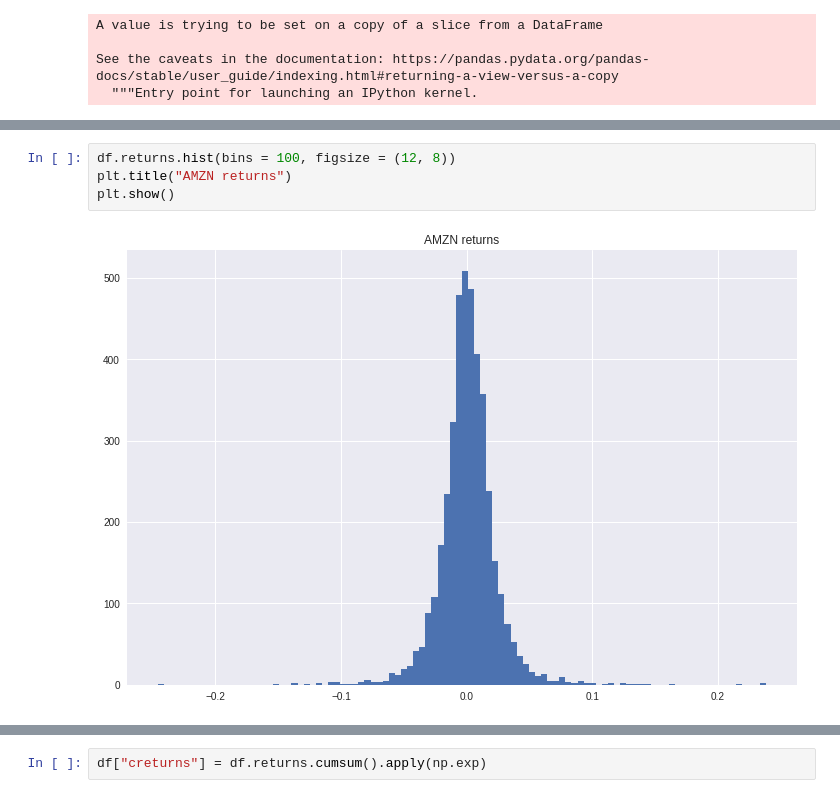
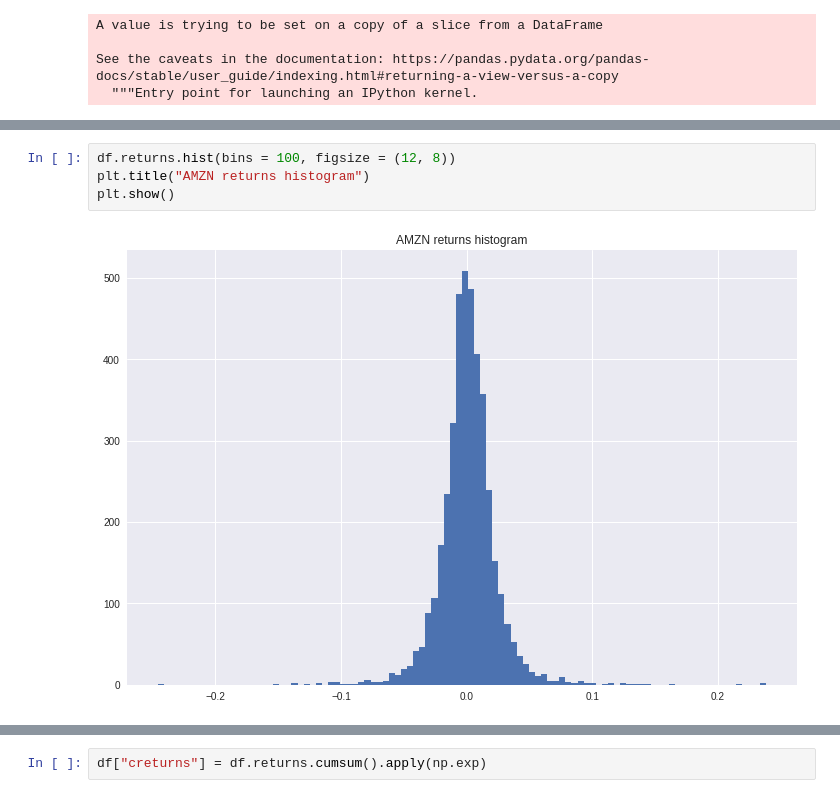
Before and after one commit to balaajhi/One-step-at-a-time, a Jupyter notebook: Buy_and_Hold_AMZN.ipynb, the cells around one changed output, grey strips where cells are left out. Saved outputs shown, nothing was run; the diff lists cells and outputs as text.

```diff
--- a/Buy_and_Hold_AMZN.ipynb
+++ b/Buy_and_Hold_AMZN.ipynb
@@ -142,10 +146,10 @@ df
 4135 rows × 2 columns
 # %%
 df.returns.hist(bins = 100, figsize = (12, 8))
-plt.title("AMZN returns")
+plt.title("AMZN returns histogram")
 plt.show()
 # %% [output]
-[figure, old version]
+[figure, new version]
 # %%
 df.returns.sum()
 # %% [output]
```
Also changed, not shown: parts of 26 cells of this notebook.
